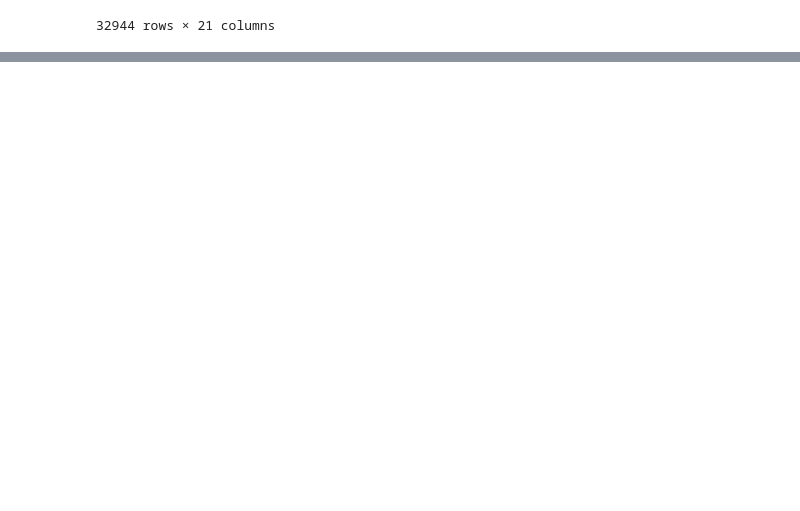
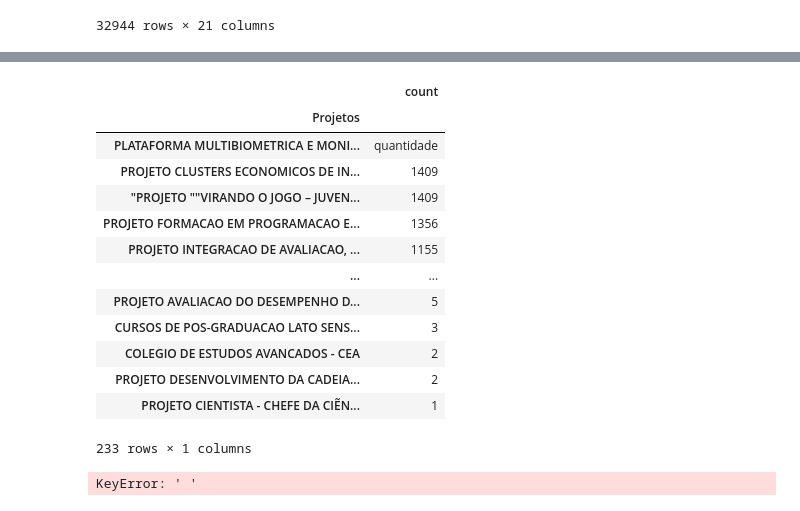
Before and after one commit to regislfreire/regislfreire, a Jupyter notebook: projeto01/exercicio_pandas.ipynb, the cells around one changed output, grey strips where cells are left out. Drawn from its saved outputs; the diff is of its cells as text; code cells hidden in the pictures; blank space fills up the shorter version.

```diff
--- a/projeto01/exercicio_pandas.ipynb
+++ b/projeto01/exercicio_pandas.ipynb
@@ -99,4 +80,7 @@ dados
 | 32942 | 9 | PROJETOS DE AÇÃO INDUZIDA | SERTAO CENTRAL | Universidade Federal do Ceará - UFC | PROGRAMA NAO CADASTRADA | NaN | Ciências Exatas e da Terra | Transferência Tecnológica de Níve... | ... |
 | 32943 | 9 | PROJETOS DE AÇÃO INDUZIDA | SERTAO CENTRAL | Universidade Federal do Ceará - UFC | PROGRAMA NAO CADASTRADA | NaN | Ciências Exatas e da Terra | Transferência Tecnológica de Níve... | ... |
 32944 rows × 21 columns
+# %%
+# Convertendo a coluna 'Data_Pagamento' do tipo 'object' para o tipo 'datetime'
+dados['Data_Pagamento']=pd.to_datetime(dados['Data_Pagamento'], format='%d/%m/%Y')
 # %%
@@ -117,3 +102,2 @@ Name: Valor_Pago, Length: 32944, dtype: float64
 # %%
-Pag_projetos=dados.Projetos.value_counts()
-df=pd.DataFrame(Pag_projetos)
+qnt_projetos=dados.Projetos.value_counts()
@@ -155,0 +131,2 @@ df
+# %%
+qnt_projetos.iloc[0] ='quantidade'
@@ -155,0 +149,32 @@ df
+# %%
+dd=pd.DataFrame(qnt_projetos)
+# %%
+dd
+# %% [output]
+|  | count |
+| Projetos |  |
+| PLATAFORMA MULTIBIOMETRICA E MONI... | quantidade |
+| PROJETO CLUSTERS ECONOMICOS DE IN... | 1409 |
+| "PROJETO ""VIRANDO O JOGO – JUVEN... | 1409 |
+| PROJETO FORMACAO EM PROGRAMACAO E... | 1356 |
+| PROJETO INTEGRACAO DE AVALIACAO, ... | 1155 |
+| ... | ... |
+| PROJETO AVALIACAO DO DESEMPENHO D... | 5 |
+| CURSOS DE POS-GRADUACAO LATO SENS... | 3 |
+| COLEGIO DE ESTUDOS AVANCADOS - CEA | 2 |
+| PROJETO DESENVOLVIMENTO DA CADEIA... | 2 |
+| PROJETO CIENTISTA - CHEFE DA CIẼN... | 1 |
+233 rows × 1 columns
+# %%
+#import pandas as pd
+
+# Exemplo de um DataFrame com a função value_counts aplicada a uma coluna
+#df = pd.DataFrame(qnt_projetos)
+
+# Aplicar value_counts() à coluna 'Projetos' e renomear as colunas
+result = df[' '].value_counts().reset_index().rename(columns={'index': ' ', ' ': 'Contagem'})
+
+# Exibir o resultado
+print(result)
+# %% [output]
+KeyError: ' '
```
Also changed, not shown: parts of 12 cells of this notebook.
